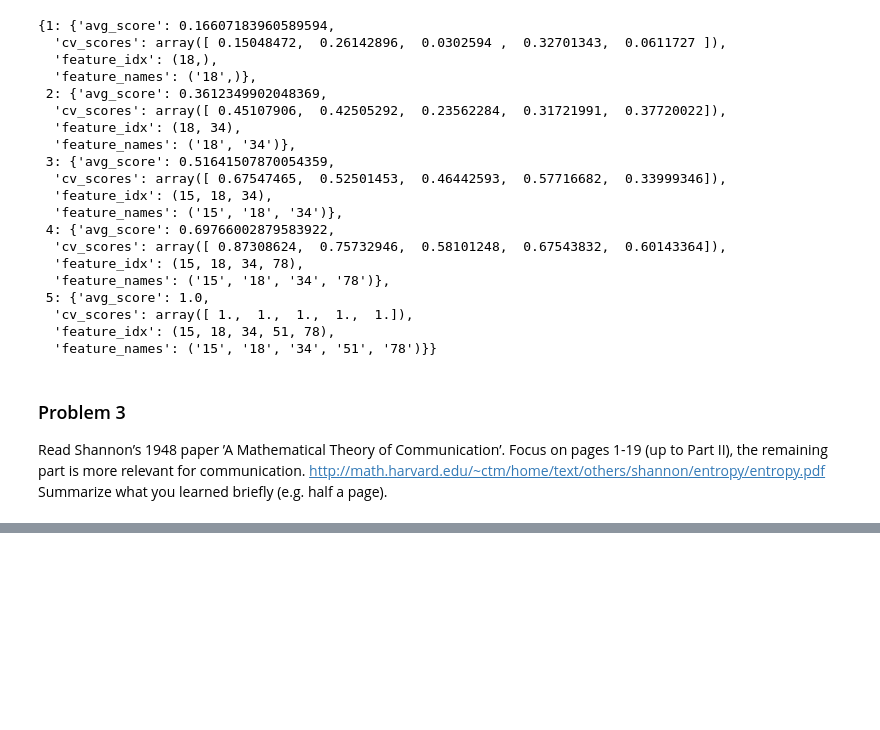
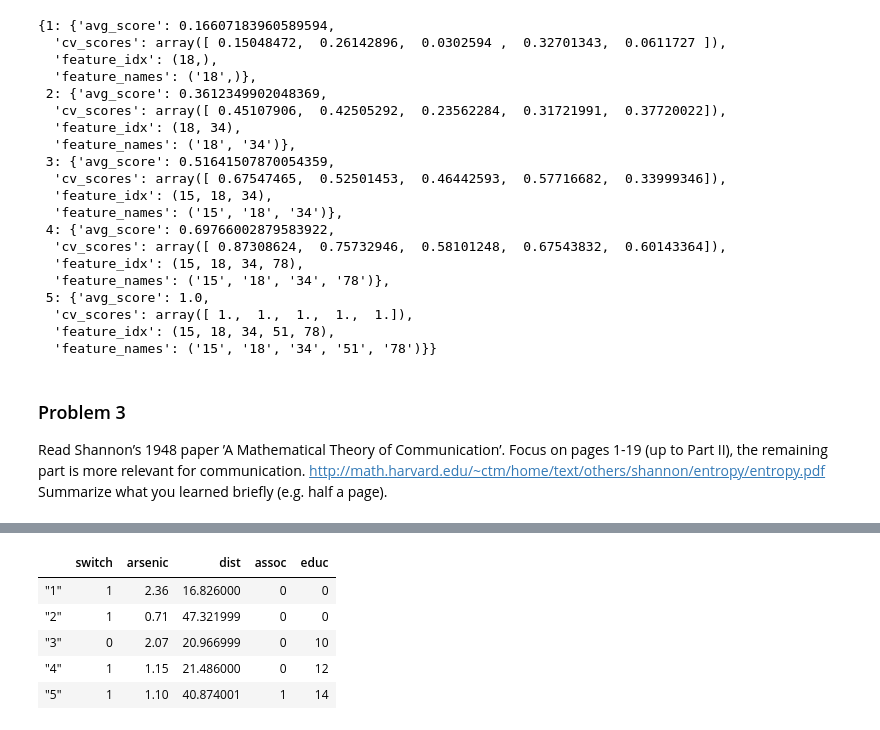
Before and after one commit to mxviteri/bds_hm1, a Jupyter notebook: hw4/HW4.ipynb, the cells around one changed output, grey strips where cells are left out. Saved outputs shown, nothing was run; the diff lists cells and outputs as text; code cells hidden in the pictures; blank space fills up the shorter version.

```diff
--- a/hw4/HW4.ipynb
+++ b/hw4/HW4.ipynb
@@ -228,0 +561,12 @@ bonus!
+# %%
+col_names = list(arsenic_data.columns)
+col_names = [re.sub('"', '', x) for x in col_names]
+arsenic_data.columns = col_names
+arsenic_data.head()
+# %% [output]
+|  | switch | arsenic | dist | assoc | educ |
+| "1" | 1 | 2.36 | 16.826000 | 0 | 0 |
+| "2" | 1 | 0.71 | 47.321999 | 0 | 0 |
+| "3" | 0 | 2.07 | 20.966999 | 0 | 10 |
+| "4" | 1 | 1.15 | 21.486000 | 0 | 12 |
+| "5" | 1 | 1.10 | 40.874001 | 1 | 14 |
```
Also changed, not shown: parts of 55 cells of this notebook.
